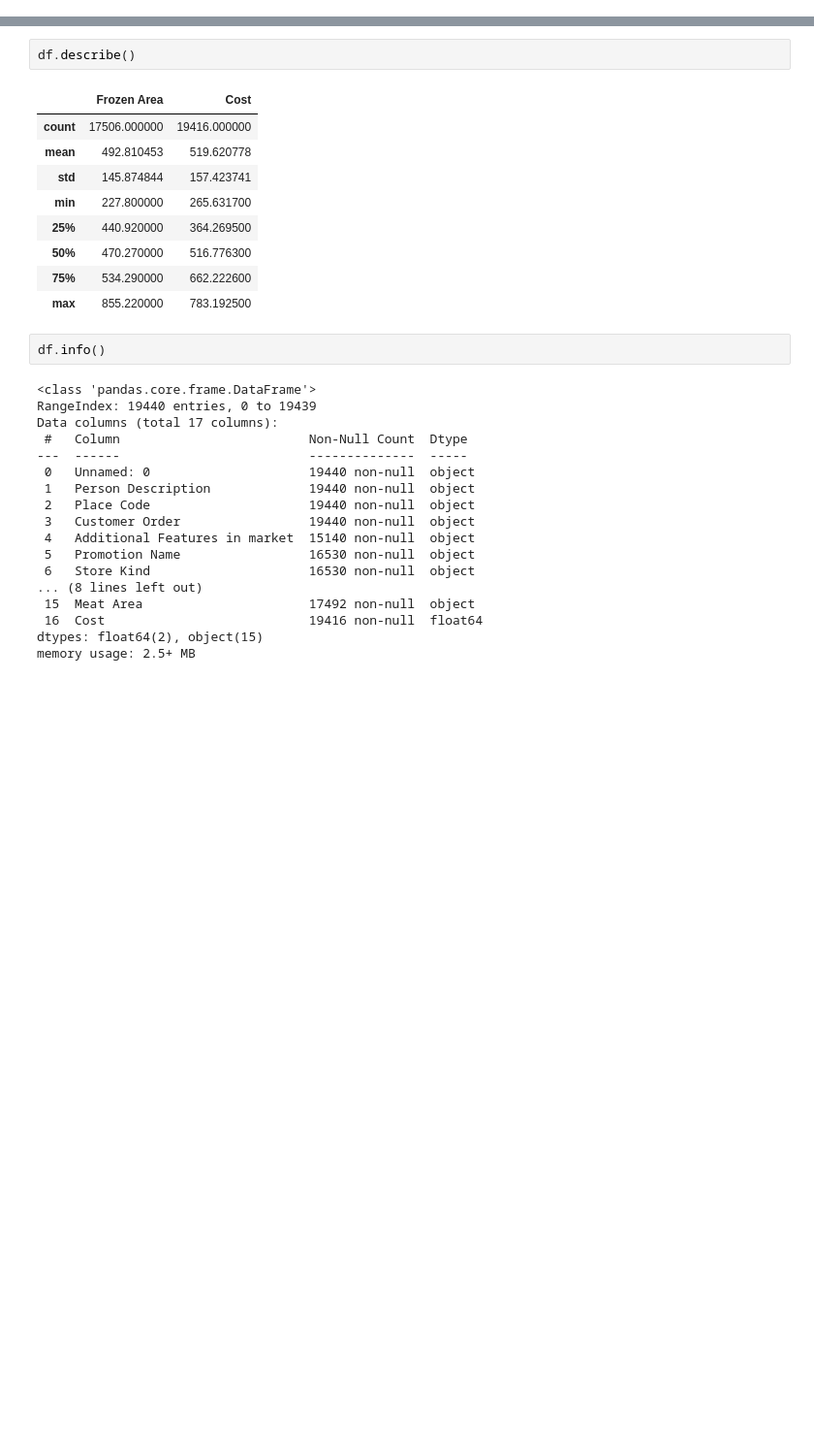
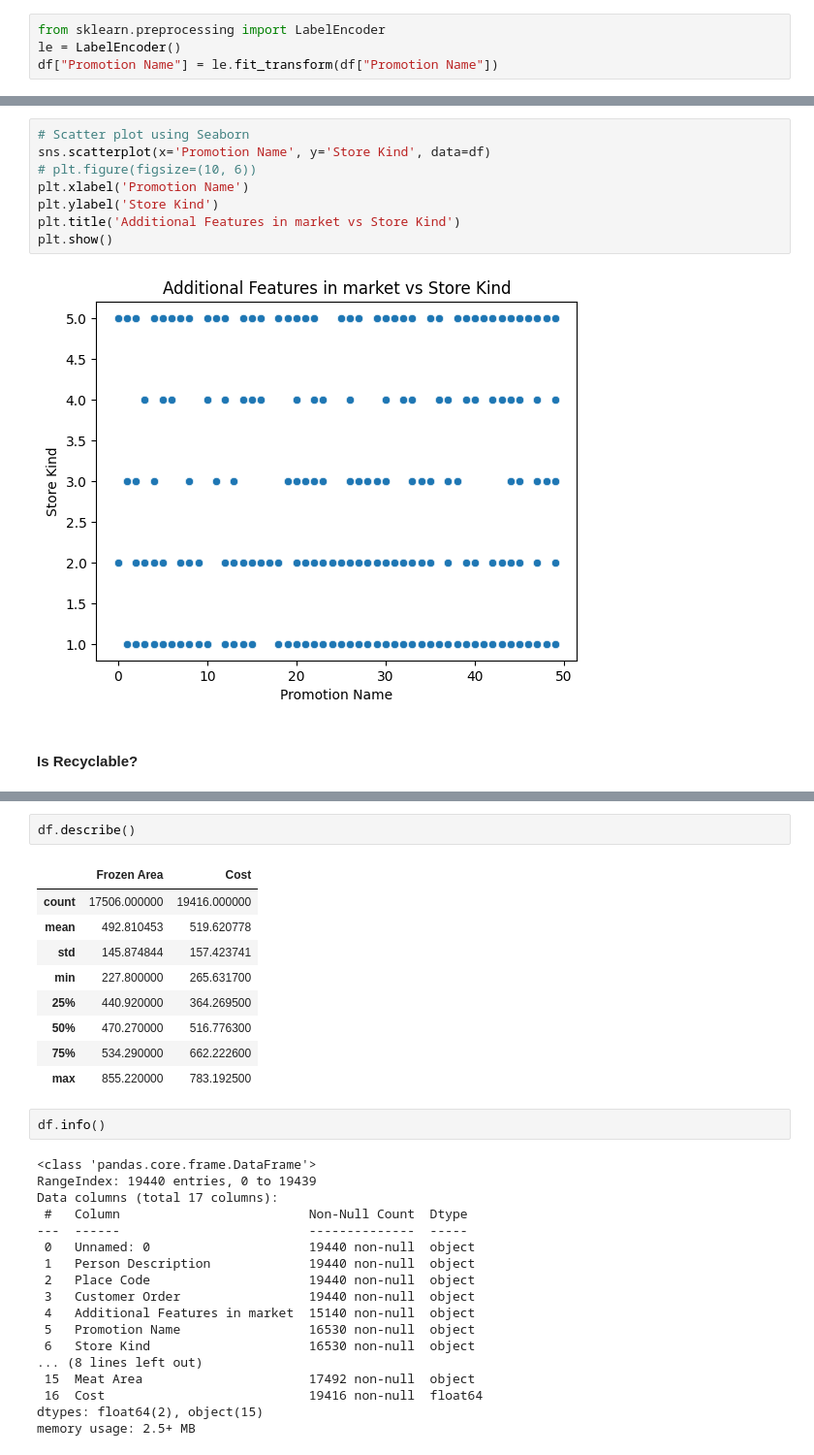
Before and after one commit to MohamedAziz15/ReggressorCost-Competition, a Jupyter notebook: Cost_Regressor_.ipynb, the cells around one changed output, grey strips where cells are left out. Shown at 97% size. Saved outputs shown, nothing was run; the diff lists cells and outputs as text; blank space fills up the shorter version.

```diff
--- a/Cost_Regressor_.ipynb
+++ b/Cost_Regressor_.ipynb
@@ -19,0 +304,4 @@ df.head()
+# %%
+from sklearn.preprocessing import LabelEncoder
+le = LabelEncoder()
+df["Promotion Name"] = le.fit_transform(df["Promotion Name"])
@@ -19,0 +328,12 @@ df.head()
+# %%
+# Scatter plot using Seaborn
+sns.scatterplot(x='Promotion Name', y='Store Kind', data=df)
+# plt.figure(figsize=(10, 6))
+plt.xlabel('Promotion Name')
+plt.ylabel('Store Kind')
+plt.title('Additional Features in market vs Store Kind')
+plt.show()
+# %% [output]
+[figure, added]
+# %% [markdown]
+#### Is Recyclable?
```
Also changed, not shown: parts of 84 cells of this notebook.
